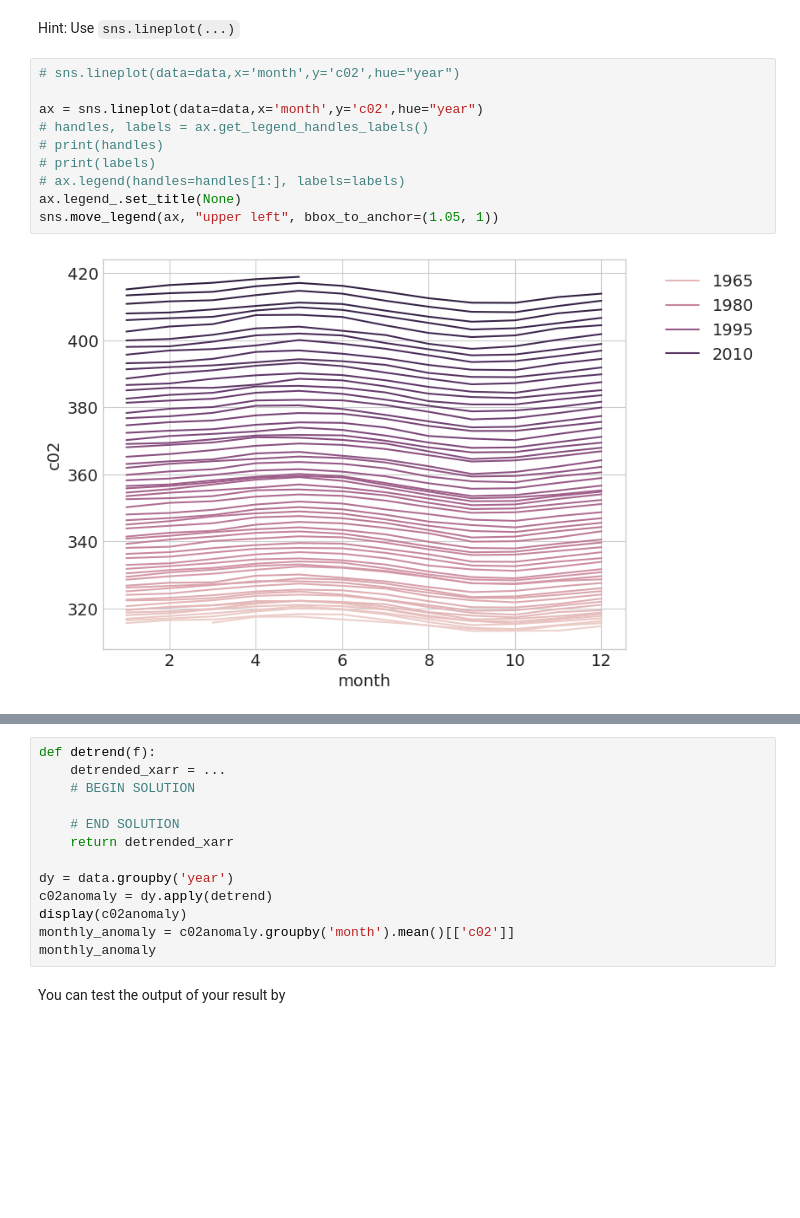
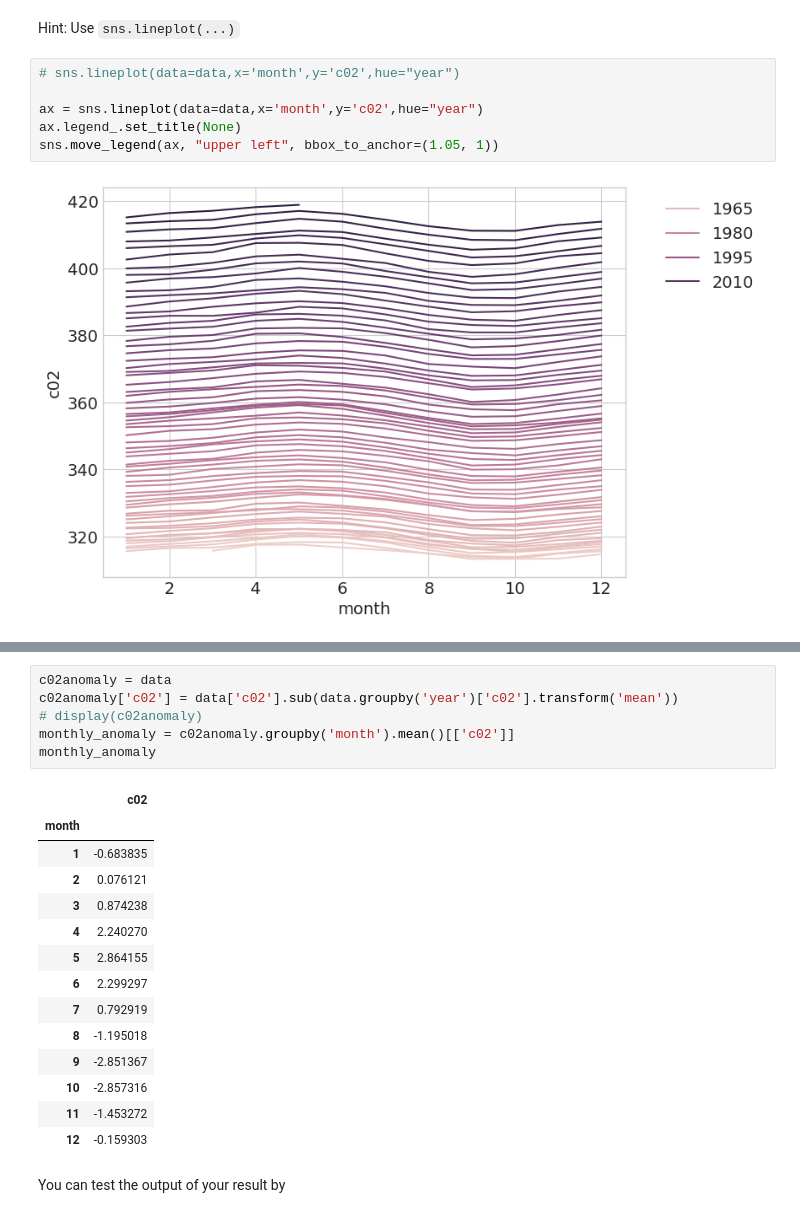
Before and after one commit to Jhartanto30/hw03-Group21, a Jupyter notebook: hw03-climate.ipynb, the cells around one changed output, grey strips where cells are left out. Cells and saved outputs as stored; diff of their text form; blank space fills up the shorter version.

Commit message:
adding solutions to problem 2 and 3

```diff
--- a/hw03-climate.ipynb
+++ b/hw03-climate.ipynb
@@ -98,10 +98,6 @@ Hint: Use `sns.lineplot(...)`
 # sns.lineplot(data=data,x='month',y='c02',hue="year")
 
 ax = sns.lineplot(data=data,x='month',y='c02',hue="year")
-# handles, labels = ax.get_legend_handles_labels()
-# print(handles)
-# print(labels)
-# ax.legend(handles=handles[1:], labels=labels)
 ax.legend_.set_title(None)
 sns.move_legend(ax, "upper left", bbox_to_anchor=(1.05, 1))
 # %% [output]
@@ -115,18 +111,26 @@ Next, in order to recreate the figure in the talk, we're going to find the month
 
 In order to do so, you will have to remove the annual average and use that to identify the monthly trend. Here some clue of how to do this, but feel free to explore other options:
 # %%
-def detrend(f):
-    detrended_xarr = ...
-    # BEGIN SOLUTION
-
-    # END SOLUTION
-    return detrended_xarr
-
-dy = data.groupby('year')
-c02anomaly = dy.apply(detrend)
-display(c02anomaly)
+c02anomaly = data
+c02anomaly['c02'] = data['c02'].sub(data.groupby('year')['c02'].transform('mean'))
+# display(c02anomaly)
 monthly_anomaly = c02anomaly.groupby('month').mean()[['c02']]
 monthly_anomaly
+# %% [output]
+|  | c02 |
+| month |  |
+| 1 | -0.683835 |
+| 2 | 0.076121 |
+| 3 | 0.874238 |
+| 4 | 2.240270 |
+| 5 | 2.864155 |
+| 6 | 2.299297 |
+| 7 | 0.792919 |
+| 8 | -1.195018 |
+| 9 | -2.851367 |
+| 10 | -2.857316 |
+| 11 | -1.453272 |
+| 12 | -0.159303 |
 # %% [markdown]
 You can test the output of your result by
 # %%
```
Also changed, not shown: parts of 3 cells of this notebook.
